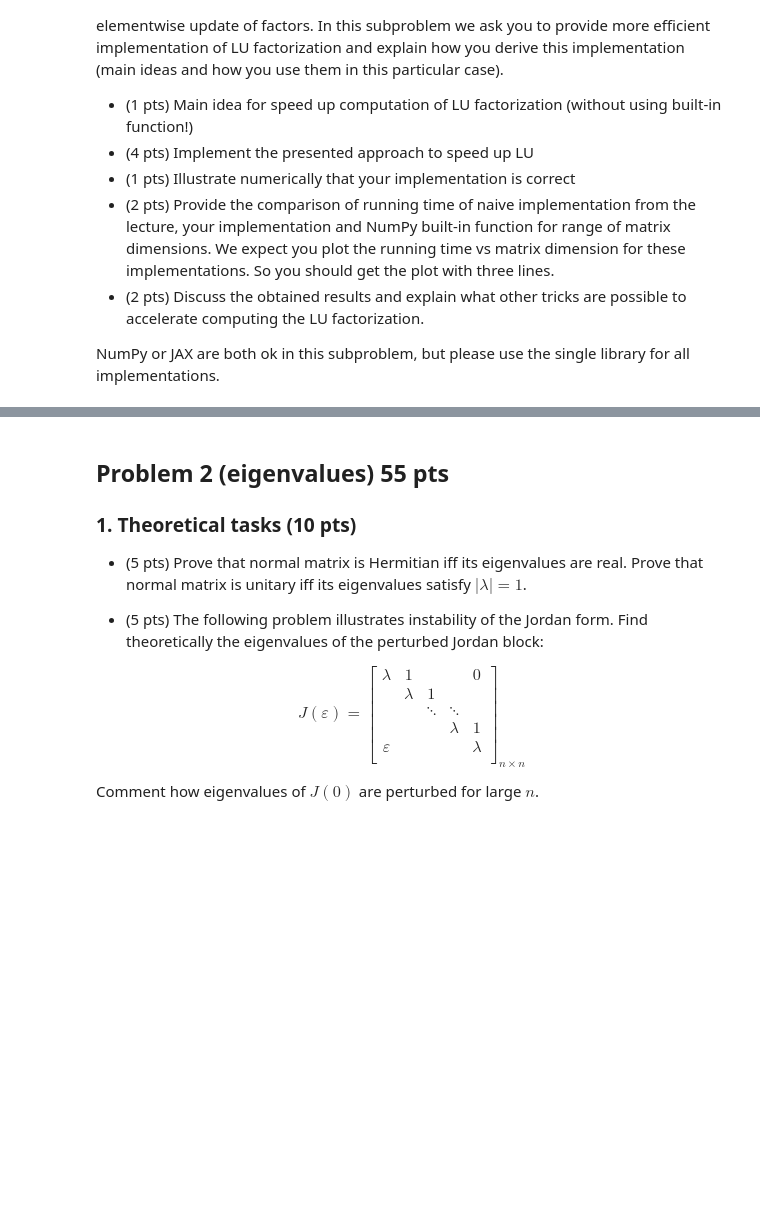
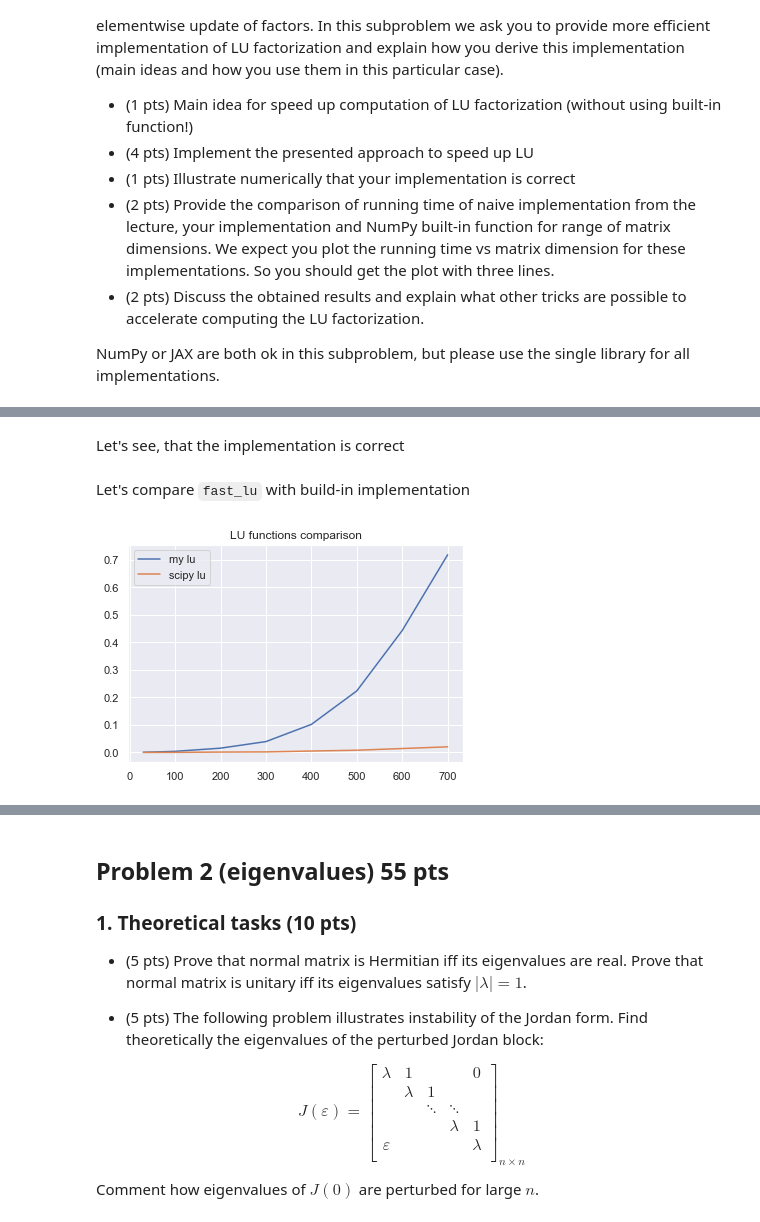
Before and after one commit to PetrMokrov/nla2020, a Jupyter notebook: hw/hw2/hw2.ipynb, the cells around one changed output, grey strips where cells are left out. Drawn from its saved outputs; the diff is of its cells as text; code cells hidden in the pictures; blank space fills up the shorter version.

```diff
--- a/hw/hw2/hw2.ipynb
+++ b/hw/hw2/hw2.ipynb
@@ -518,0 +532,50 @@ NumPy or JAX are both ok in this subproblem, but please use the single library f
+# %% [markdown]
+Let's see, that the implementation is correct
+# %%
+# import scipy
+n = 500
+np.random.seed(42)
+n_launches = 10
+
+for i in range(n_launches):
+    A = np.random.rand(n, n)
+    L, U = fast_lu(A)
+    assert(np.linalg.norm(L@U - A) < 1e-8)
+# %% [markdown]
+Let's compare `fast_lu` with build-in implementation
+# %%
+from scipy.linalg import lu
+import matplotlib.pyplot as plt
+import timeit
+from timeit import Timer
+from collections import defaultdict
+import seaborn as sns
+sns.set()
+
+standart_results = []
+my_results = []
+ns = [30, 40, 50, 100, 200, 300, 400, 500, 600, 700]
+n_recreate = 4
+
+for n in ns:
+    my_time = 0
+    standart_time = 0
+    for i_recreate in range(n_recreate):
+        A = np.random.rand(n, n)
+        n_loops = 10
+        time_elapsed = Timer(lambda: lu(A)).timeit(number=n_loops)
+        standart_time += float(time_elapsed)/n_loops
+        time_elapsed = Timer(lambda: fast_lu(A)).timeit(number=n_loops)
+        my_time += float(time_elapsed)/n_loops
+    my_time /= n_recreate
+    standart_time /= n_recreate
+    standart_results.append(standart_time)
+    my_results.append(my_time)
+# %%
+plt.plot(ns, my_results, label='my lu')
+plt.plot(ns, standart_results, label='scipy lu')
+plt.title('LU functions comparison')
+plt.legend()
+plt.show()
+# %% [output]
+[figure, added]
```
Also changed, not shown: parts of 4 cells of this notebook.
